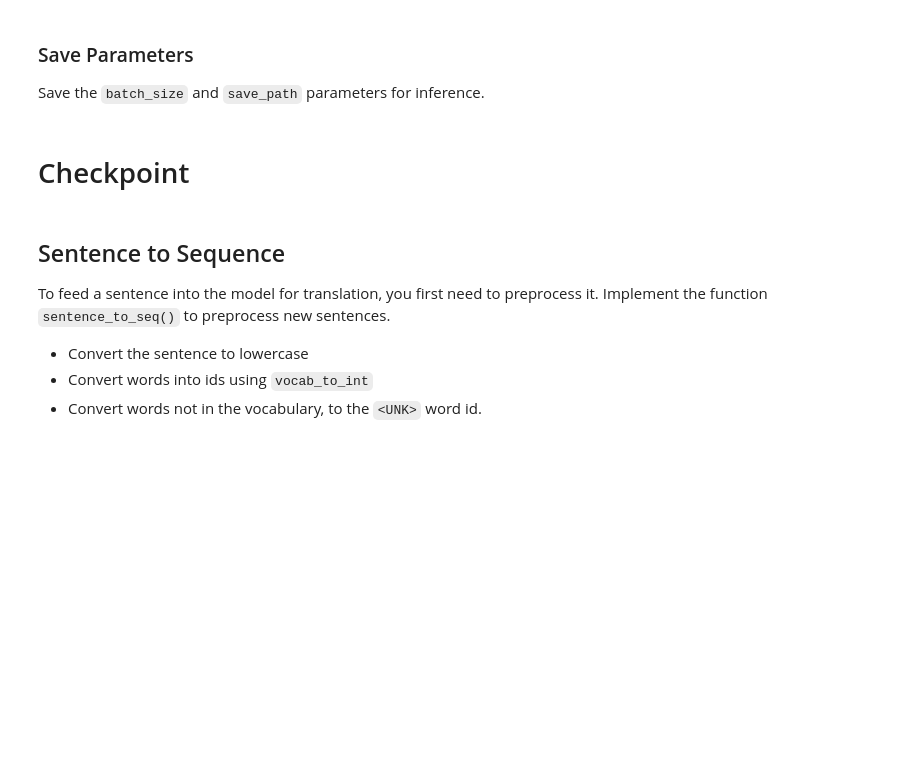
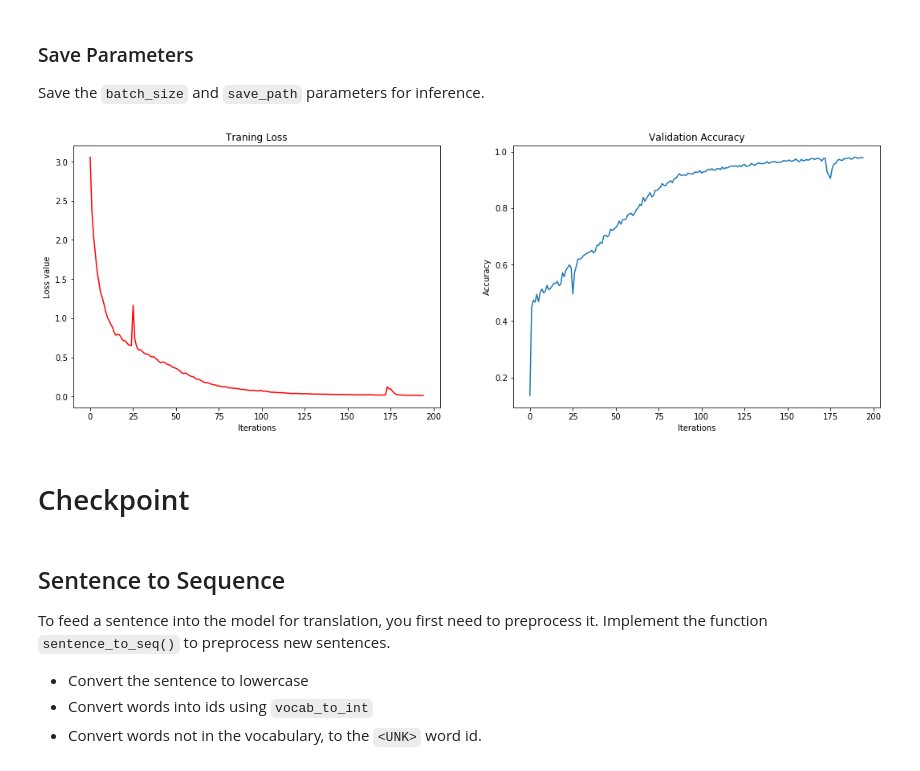
Before and after one commit to ricklentz/deep-learning, a Jupyter notebook: language-translation/dlnd_language_translation.ipynb, the cells around one changed output. Drawn from its saved outputs; the diff is of its cells as text; code cells hidden in the pictures; blank space fills up the shorter version.

```diff
--- a/language-translation/dlnd_language_translation.ipynb
+++ b/language-translation/dlnd_language_translation.ipynb
@@ -424,7 +424,8 @@ def decoding_layer(dec_input, encoder_state,
     end_of_sequence_id = target_vocab_to_int['<EOS>']
 
     # embed the target sequences using tf.contrib.layers.embed_sequence
-    dec_embeddings = tf.Variable(tf.random_uniform([target_vocab_size, decoding_embedding_size]))
+    dec_embeddings = tf.Variable(tf.random_uniform(shape=[target_vocab_size, decoding_embedding_size]
+                                                  , minval=-1, maxval = 1))
     # looks up ids in a give tensor
     dec_embed_input = tf.nn.embedding_lookup(params=dec_embeddings,
                                              ids=dec_input)
@@ -524,20 +525,20 @@ Tune the following parameters:
 - Set `display_step` to state how many steps between each debug output statement
 # %%
 # Number of Epochs
-epochs = 5
+epochs = 15 #(5-15)
 # Batch Size
-batch_size = 512
+batch_size = 1024 #(256, 1024)
 # RNN Size
-rnn_size = 512
+rnn_size = 512 #(128,512)
 # Number of Layers
-num_layers = 2
+num_layers = 4 # (2,4)
 # Embedding Size, since vocab here is 227 words -> 128-220
-encoding_embedding_size = 256
-decoding_embedding_size = 256
+encoding_embedding_size = 220 # (64,256)
+decoding_embedding_size = 220 # (64,256)
 # Learning Rate
-learning_rate = 0.001
+learning_rate = 0.001 # (.01,.001)
 # Dropout Keep Probability
-keep_probability = .5
+keep_probability = .8 # (.6, .9)
 display_step = 10
 # %% [markdown]
 ### Build the Graph
@@ -631,6 +632,8 @@ def get_batches(sources, targets, batch_size, source_pad_int, target_pad_int):
 ### Train
 Train the neural network on the preprocessed data. If you have a hard time getting a good loss, check the forms to see if anyone is having the same problem.
 # %%
+loss_list = list()
+valid_acc_list = list()
 """
 DON'T MODIFY ANYTHING IN THIS CELL
 """
@@ -705,7 +708,8 @@ with tf.Session(graph=train_graph) as sess:
 
                 print('Epoch {:>3} Batch {:>4}/{} - Train Accuracy: {:>6.4f}, Validation Accuracy: {:>6.4f}, Loss: {:>6.4f}'
                       .format(epoch_i, batch_i, len(source_int_text) // batch_size, train_acc, valid_acc, loss))
-
+                valid_acc_list.append(valid_acc)
+                loss_list.append(loss)
     # Save Model
     saver = tf.train.Saver()
     saver.save(sess, save_path)
@@ -737,6 +741,22 @@ DON'T MODIFY ANYTHING IN THIS CELL
 """
 # Save parameters for checkpoint
 helper.save_params(save_path)
+# %%
+# visualize the validation and test accuracy
+# Visualize the training loss and validation accuracy
+import matplotlib.pyplot as plt
+f, (training_loss_x1, val_acc_x2) = plt.subplots(1, 2, figsize=(18, 6))
+training_loss_x1.plot(loss_list, color='red')
+training_loss_x1.set_title('Traning Loss')
+training_loss_x1.set_xlabel('Iterations')
+training_loss_x1.set_ylabel('Loss value')
+val_acc_x2.plot(valid_acc_list)
+val_acc_x2.set_xlabel('Iterations')
+val_acc_x2.set_ylabel('Accuracy')
+val_acc_x2.set_title('Validation Accuracy')
+plt.show()
+# %% [output]
+[figure, added]
 # %% [markdown]
 # Checkpoint
 # %%
```
Also changed, not shown: parts of 2 cells of this notebook, 2 other files.
